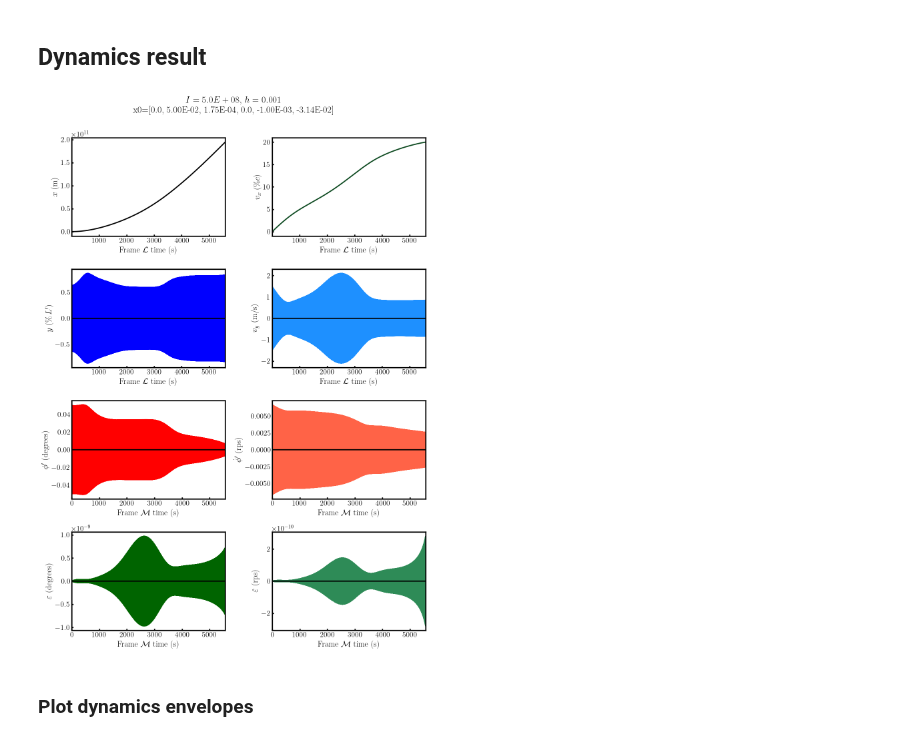
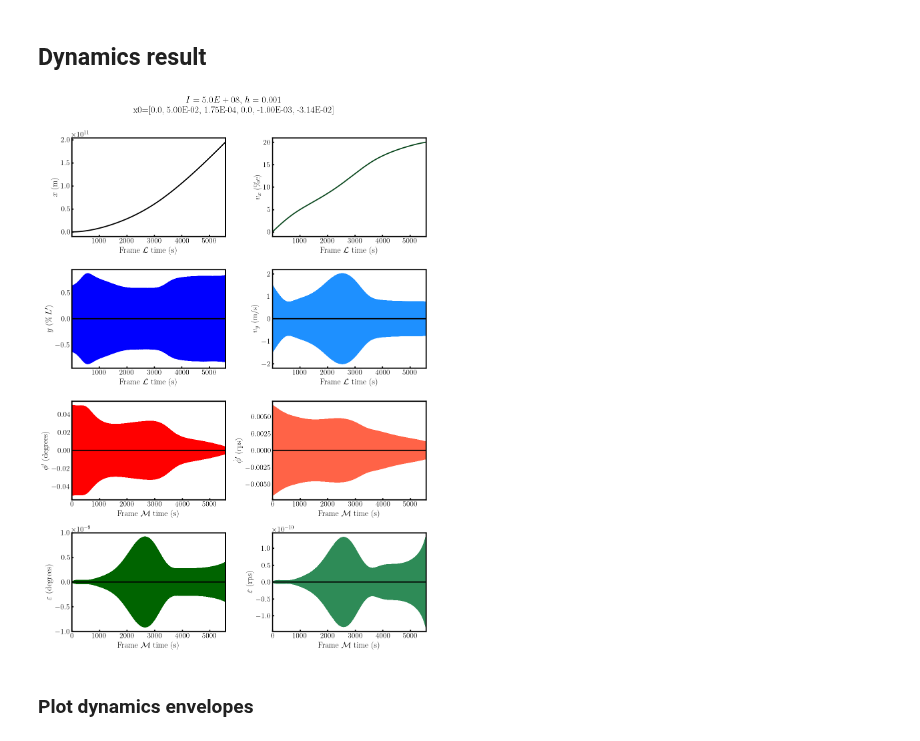
Before and after one commit to jadonylin/relativistic-lightsail-dynamics, a Jupyter notebook: Dynamics/Dynamics_results.ipynb, the cells around one changed output. Saved outputs shown, nothing was run; the diff lists cells and outputs as text; code cells hidden in the pictures.

Commit message:
Observe nonlinear dynamics for Fasymp20_cutoff grating

```diff
--- a/Dynamics/Dynamics_results.ipynb
+++ b/Dynamics/Dynamics_results.ipynb
@@ -41,14 +41,16 @@ from twobox import TwoBox
 # %%
 # Find the dynamics data to extract
 runID = "Fasymp20_cutoff"
-loadID = runID + "_lsa"
+loadID = runID
+# loadID = "Fasymp20_" + runID + "_0.1deg"
+# loadID = runID + "_lsa"
 
 
 # Save path
 final_speed = 20
 maxtime = 1440
 common_path = user_home_path_full / "Library/CloudStorage/OneDrive-TheUniversityofSydney(Students)/Doppler Damping - Jadon Lin/Documentation/Data/relativistic-lightsail-dynamics/Dynamics"
-custom_folder_path = f"Fasymp/final_speed{int(final_speed)}/maxtime{int(maxtime)}/{runID}/Minimal ICs/Linear"
+custom_folder_path = f"Fasymp/final_speed{int(final_speed)}/maxtime{int(maxtime)}/{runID}/Minimal ICs"
 fname_preamble = common_path / custom_folder_path
 pkl_fname = str(fname_preamble / f'{loadID}_Dynamics.pkl')
 start = 0.
@@ -103,37 +105,37 @@ coords = [x_trunc, 100*vx_trunc/c,
 xlabels = [r"Frame $\mathcal{L}$ time (s)", r"Frame $\mathcal{L}$ time (s)",
            r"Frame $\mathcal{L}$ time (s)", r"Frame $\mathcal{L}$ time (s)",
            r"Frame $\mathcal{M}$ time (s)", r"Frame $\mathcal{M}$ time (s)",
            r"Frame $\mathcal{M}$ time (s)", r"Frame $\mathcal{M}$ time (s)"]
 ylabels = [r"$x$ (m)", r"$v_x~(\% c)$",
            r"$y~(\%\,L')$", r"$v_y$ (m/s)",
            r"$\phi'$ (degrees)", r"$\dot{\phi}'$ (rps)",
            r"$\varepsilon$ (degrees)", r"$\dot{\varepsilon}$ (rps)"]
 colors = [colorX, colorvX, colorY, colorvY, colorphi, colorvphi, colorRotate, colorRotateRate]
 
 show_zero_line = [False, False, True, True, True, True, True, True]
 
 second_yaxis_coords = [None, None, None, None, None, None, None, None]
 second_yaxis_colors = [None, None, None, None, None, None, colorTheta, None]
 second_yaxis_ylabels = [None, None, None, None, None, None, r"$\theta'$ (degrees)", None]
 
 
 # second_yaxis_coords[-2] = theta_trunc
 
 dyn_fig, dyn_axs = dynplot.show_dynamics(4, 2, times, coords, colors, xlabels, ylabels,
                                  show_zero_line, second_yaxis_coords, second_yaxis_colors, second_yaxis_ylabels)
 
 dyn_fig_title = dyn_fig.suptitle(rf"$I={I_dyn:.1E}$, $h={h}$" "\n" rf"x0=[{x0_dyn[0]}, {x0_dyn[1]:.2E}, {x0_dyn[2]:.2E}, {x0_dyn[3]}, {x0_dyn[4]:.2E}, {x0_dyn[5]:.2E}]",
         y=1.05)
 
 # # Compare finite difference to cmvint's finite difference
 # eps_grad_np = np.gradient(eps_trunc,1e-4)
 # dyn_axs[3,1].plot(timeM_trunc, eps_grad_np, linewidth=2, linestyle="--", color="black")
 
-ftype = ".pdf"
-save_fname = str(fname_preamble) + f"/{runID}_dynamics" + ftype
-dyn_fig.savefig(save_fname, bbox_inches="tight")
+# ftype = ".pdf"
+# save_fname = str(fname_preamble) + f"/{runID}_dynamics" + ftype
+# dyn_fig.savefig(save_fname, bbox_inches="tight")
 # %% [output]
-[figure, old version]
+[figure, new version]
 # %% [markdown]
 ### Plot dynamics envelopes
 # %%
```
Also changed, not shown: parts of 3 cells of this notebook, 1 other file.
